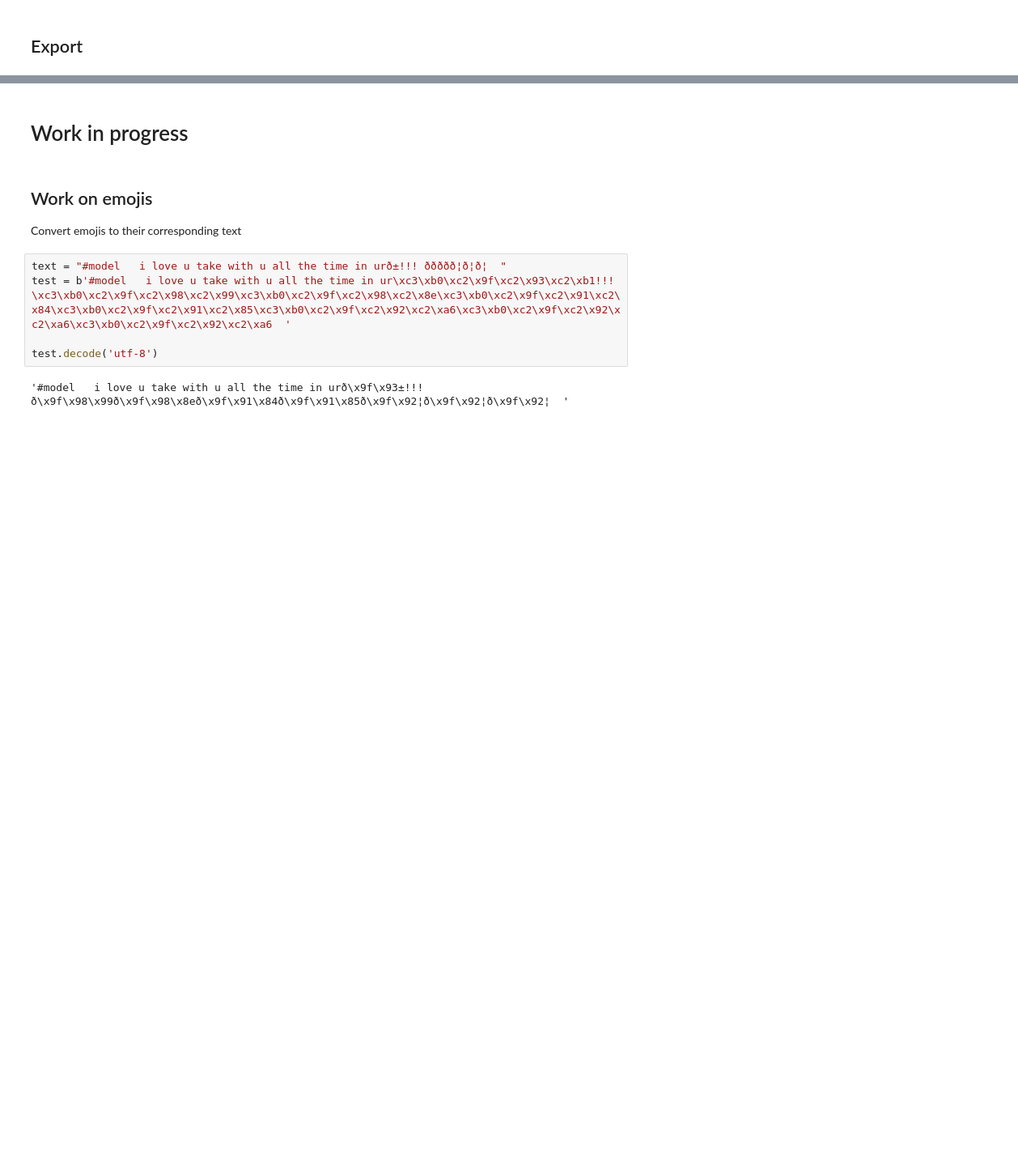
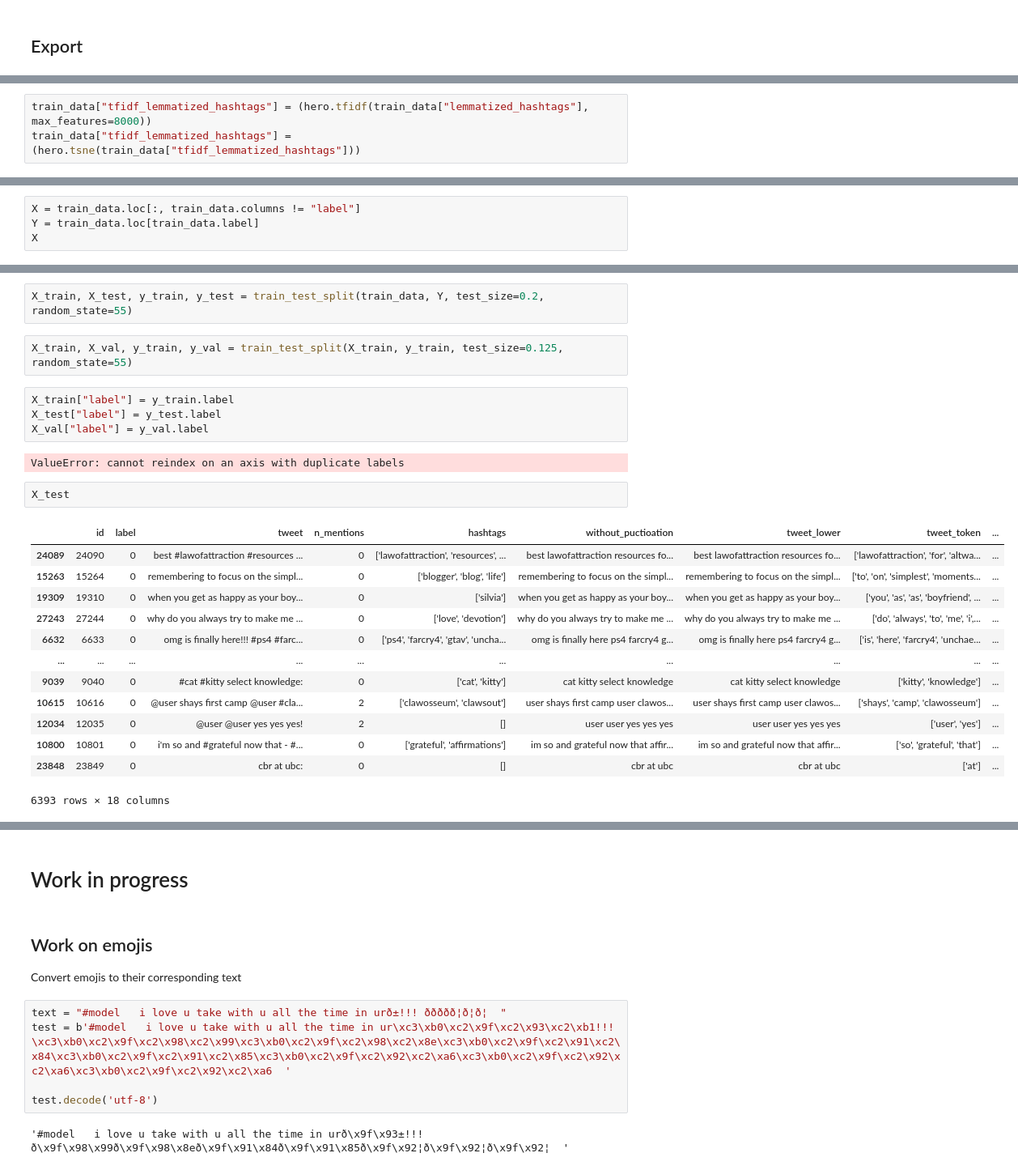
Before and after one commit to Aaron9812/Data_mining, a Jupyter notebook: src/data/preprocessing.ipynb, the cells around one changed output, grey strips where cells are left out. Shown: that part at 81% size. Cells and saved outputs as stored; diff of their text form; blank space fills up the shorter version.

Commit message:
Added tfidf

```diff
--- a/src/data/preprocessing.ipynb
+++ b/src/data/preprocessing.ipynb
@@ -196,0 +215,3 @@ train_data.to_csv("../../data/220502_train_data_preprocessed.csv", sep=";", enco
+# %%
+train_data["tfidf_lemmatized_hashtags"] = (hero.tfidf(train_data["lemmatized_hashtags"], max_features=8000))
+train_data["tfidf_lemmatized_hashtags"] = (hero.tsne(train_data["tfidf_lemmatized_hashtags"]))
@@ -196,0 +236,4 @@ train_data.to_csv("../../data/220502_train_data_preprocessed.csv", sep=";", enco
+# %%
+X = train_data.loc[:, train_data.columns != "label"]
+Y = train_data.loc[train_data.label]
+X
@@ -196,0 +254,26 @@ train_data.to_csv("../../data/220502_train_data_preprocessed.csv", sep=";", enco
+# %%
+X_train, X_test, y_train, y_test = train_test_split(train_data, Y, test_size=0.2, random_state=55)
+# %%
+X_train, X_val, y_train, y_val = train_test_split(X_train, y_train, test_size=0.125, random_state=55)
+# %%
+X_train["label"] = y_train.label
+X_test["label"] = y_test.label
+X_val["label"] = y_val.label
+# %% [output]
+ValueError: cannot reindex on an axis with duplicate labels
+# %%
+X_test
+# %% [output]
+|  | id | label | tweet | n_mentions | hashtags | without_puctioation | tweet_lower | tweet_token | ... |
+| 24089 | 24090 | 0 | best #lawofattraction #resources ... | 0 | ['lawofattraction', 'resources', ... | best lawofattraction resources fo... | best lawofattraction resources fo... | ['lawofattraction', 'for', 'altwa... | ... |
+| 15263 | 15264 | 0 | remembering to focus on the simpl... | 0 | ['blogger', 'blog', 'life'] | remembering to focus on the simpl... | remembering to focus on the simpl... | ['to', 'on', 'simplest', 'moments... | ... |
+| 19309 | 19310 | 0 | when you get as happy as your boy... | 0 | ['silvia'] | when you get as happy as your boy... | when you get as happy as your boy... | ['you', 'as', 'as', 'boyfriend', ... | ... |
+| 27243 | 27244 | 0 | why do you always try to make me ... | 0 | ['love', 'devotion'] | why do you always try to make me ... | why do you always try to make me ... | ['do', 'always', 'to', 'me', 'i',... | ... |
+| 6632 | 6633 | 0 | omg is finally here!!! #ps4 #farc... | 0 | ['ps4', 'farcry4', 'gtav', 'uncha... | omg is finally here ps4 farcry4 g... | omg is finally here ps4 farcry4 g... | ['is', 'here', 'farcry4', 'unchae... | ... |
+| ... | ... | ... | ... | ... | ... | ... | ... | ... | ... |
+| 9039 | 9040 | 0 | #cat #kitty select knowledge: | 0 | ['cat', 'kitty'] | cat kitty select knowledge | cat kitty select knowledge | ['kitty', 'knowledge'] | ... |
+| 10615 | 10616 | 0 | @user shays first camp @user #cla... | 2 | ['clawosseum', 'clawsout'] | user shays first camp user clawos... | user shays first camp user clawos... | ['shays', 'camp', 'clawosseum'] | ... |
+| 12034 | 12035 | 0 | @user @user yes yes yes! | 2 | [] | user user yes yes yes | user user yes yes yes | ['user', 'yes'] | ... |
+| 10800 | 10801 | 0 | i'm so and #grateful now that - #... | 0 | ['grateful', 'affirmations'] | im so and grateful now that affir... | im so and grateful now that affir... | ['so', 'grateful', 'that'] | ... |
+| 23848 | 23849 | 0 | cbr at ubc: | 0 | [] | cbr at ubc | cbr at ubc | ['at'] | ... |
+6393 rows × 18 columns
```
Also changed, not shown: parts of 10 cells of this notebook, 3 other files.
